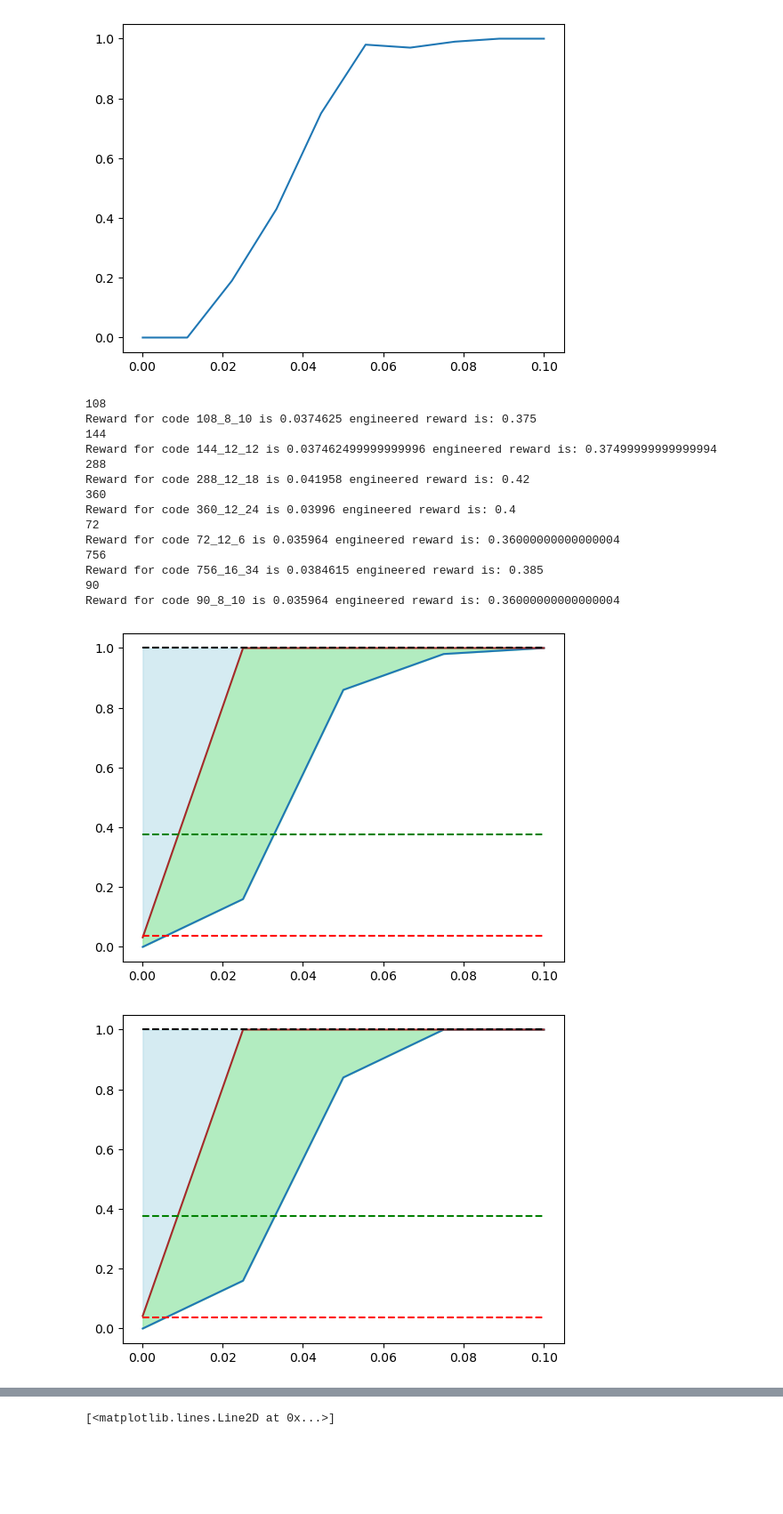
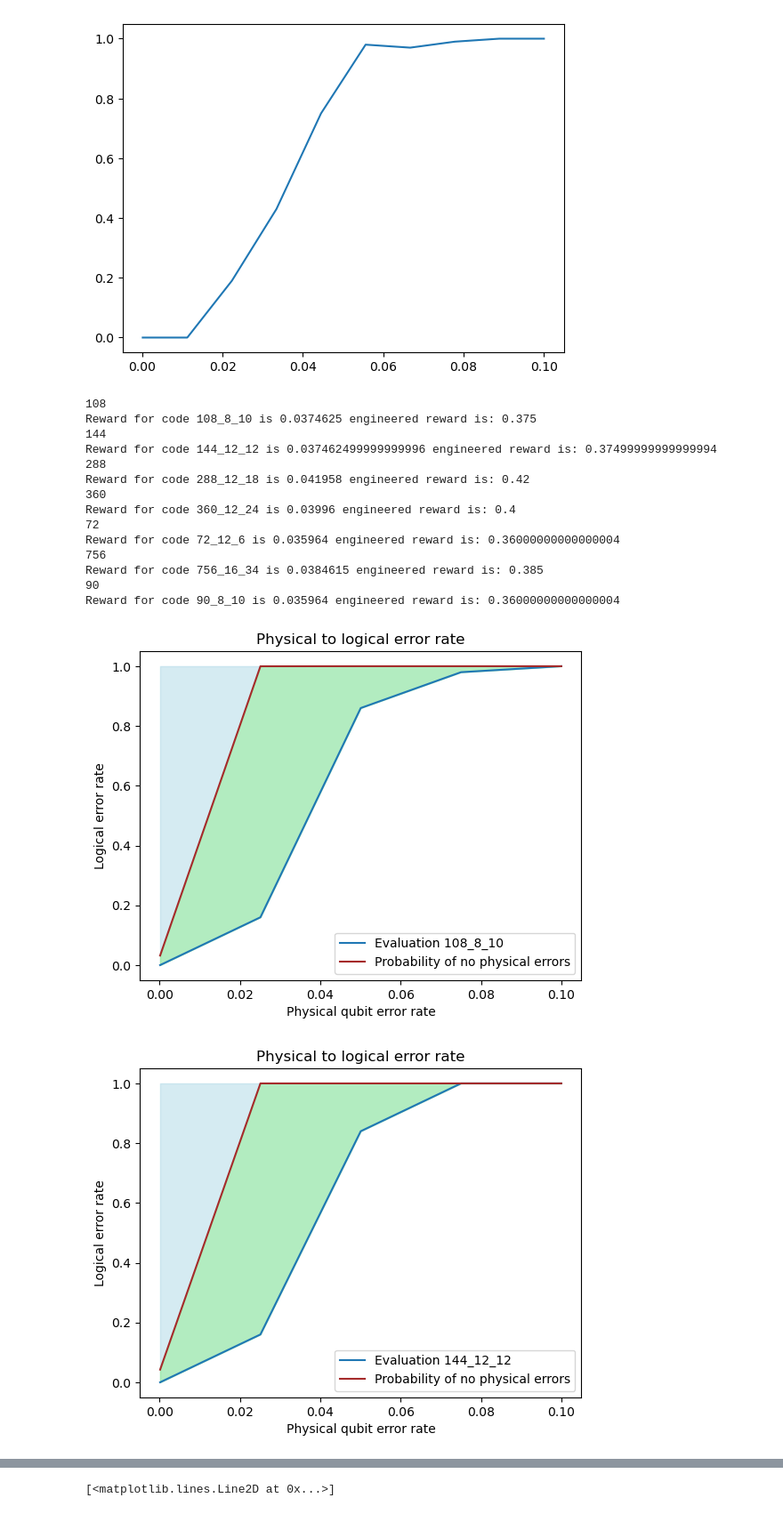
Before and after one commit to Omer-Sella/qecc, a Jupyter notebook: postProcessing/rewardInvestigation.ipynb, the cells around one changed output, grey strips where cells are left out. Shown at 89% size. Cells and saved outputs as stored; diff of their text form; code cells hidden in the pictures; blank space fills up the shorter version.

```diff
--- a/postProcessing/rewardInvestigation.ipynb
+++ b/postProcessing/rewardInvestigation.ipynb
@@ -149,37 +149,41 @@ for dirpath, _dirs, files in os.walk(decoderEvaluationDataFolder):
             failureRate = data["decoderFER"]
             codeN = int(data["Code name"].split("_")[0])
             print(codeN)
             logicalER /= data["Number of samples"]
             fig, ax = plt.subplots()
-            ax.plot(errorRange ,logicalER, label = "pPhysical-to-Logical error rate") # FER is 0 for the bposd decoder by Roffe
+            ax.plot(errorRange ,logicalER, label = f"Evaluation {data["Code name"]}") # FER is 0 for the bposd decoder by Roffe
             doNothing = 1 - (1 - 3 * errorRange)**codeN
-            ax.plot(errorRange, doNothing, "brown")
+            ax.plot(errorRange, doNothing, color = "brown", label = "Probability of no physical errors")
             reward = trapezoid(1 - logicalER, errorRange)
             rewardEngineered = reward / np.abs(np.min(errorRange) - np.max(errorRange))
 
             print(f"Reward for code {data["Code name"]} is {reward} engineered reward is: {rewardEngineered}")
-            ax.hlines(1, np.min(errorRange), np.max(errorRange), color = "black", linestyle ="--")
-            ax.hlines(reward, np.min(errorRange), np.max(errorRange), color = "red", linestyle ="--")
-            ax.hlines(rewardEngineered, np.min(errorRange), np.max(errorRange), color = "green", linestyle ="--")
+            #ax.hlines(1, np.min(errorRange), np.max(errorRange), color = "black", linestyle ="--")
+            #ax.hlines(reward, np.min(errorRange), np.max(errorRange), color = "red", linestyle ="--")
+            #ax.hlines(rewardEngineered, np.min(errorRange), np.max(errorRange), color = "green", linestyle ="--")
                 #plot(reward, reward, color = "black")
             plt.fill_between(errorRange, logicalER, 0*errorRange + 1, color='lightblue', alpha=0.5)
 
             plt.fill_between(errorRange, logicalER, doNothing, color='lightgreen', alpha=0.5)
+            ax.set_xlabel("Physical qubit error rate")
+            ax.set_ylabel("Logical error rate")
+            ax.set_title("Physical to logical error rate")
+            ax.legend()
             ax.plot()
 # %% [output]
 108
 Reward for code 108_8_10 is 0.0374625 engineered reward is: 0.375
 144
 Reward for code 144_12_12 is 0.037462499999999996 engineered reward is: 0.37499999999999994
 288
 Reward for code 288_12_18 is 0.041958 engineered reward is: 0.42
 360
 Reward for code 360_12_24 is 0.03996 engineered reward is: 0.4
 72
 Reward for code 72_12_6 is 0.035964 engineered reward is: 0.36000000000000004
 756
 Reward for code 756_16_34 is 0.0384615 engineered reward is: 0.385
 90
 Reward for code 90_8_10 is 0.035964 engineered reward is: 0.36000000000000004
-[figure, old version]
+[figure, new version]
-[figure, old version]
+[figure, new version]
```
Also changed, not shown: parts of 1 cell of this notebook, 15 other files.
